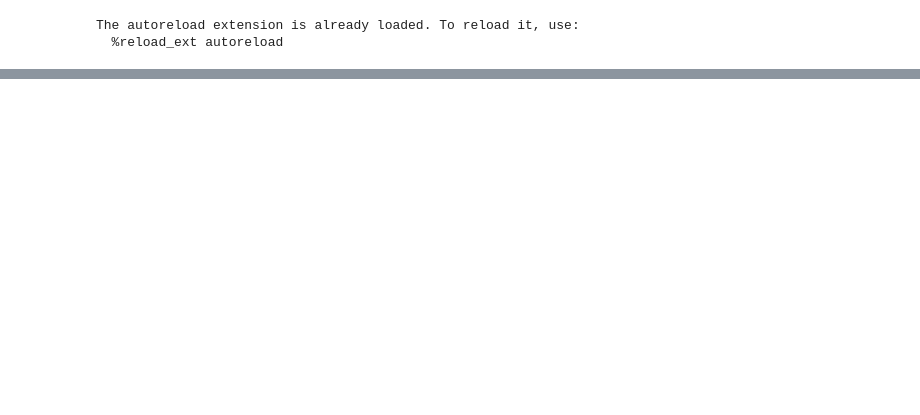
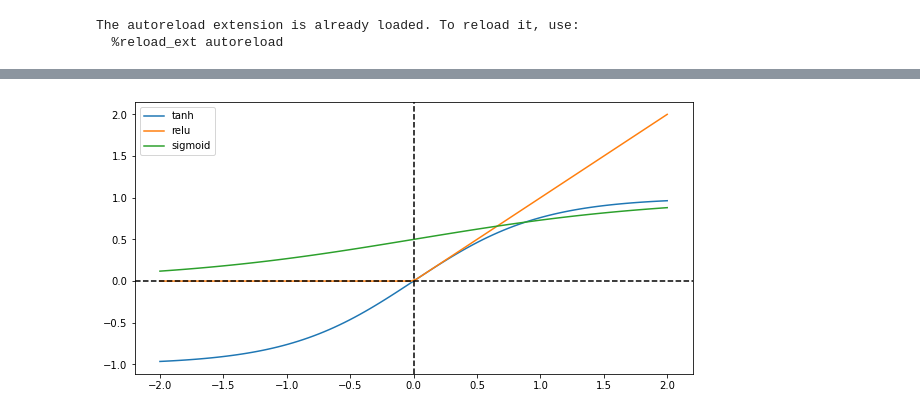
Before and after one commit to AliVaghar/simple-nn-optimizer, a Jupyter notebook: main.ipynb, the cells around one changed output, grey strips where cells are left out. Saved outputs shown, nothing was run; the diff lists cells and outputs as text; code cells hidden in the pictures; blank space fills up the shorter version.

```diff
--- a/main.ipynb
+++ b/main.ipynb
@@ -55,0 +259,14 @@ draw_dot(L)
+# %%
+# Relu, tanh, sigmoid
+import seaborn as sns
+
+fig, ax = plt.subplots(figsize=(10, 5))
+x = np.linspace(-2, 2, 100)
+sns.lineplot(x=x, y=np.tanh(x), label='tanh')
+sns.lineplot(x=x, y=np.maximum(0.0, x), label='relu')
+sns.lineplot(x=x, y=np.exp(x) / (1 + np.exp(x)), label='sigmoid')
+plt.axvline(x=0.0, color='black', linestyle='dashed')
+plt.axhline(y=0.0, color='black', linestyle='dashed')
+plt.show()
+# %% [output]
+[figure, added]
```
Also changed, not shown: parts of 31 cells of this notebook, 2 other files.
